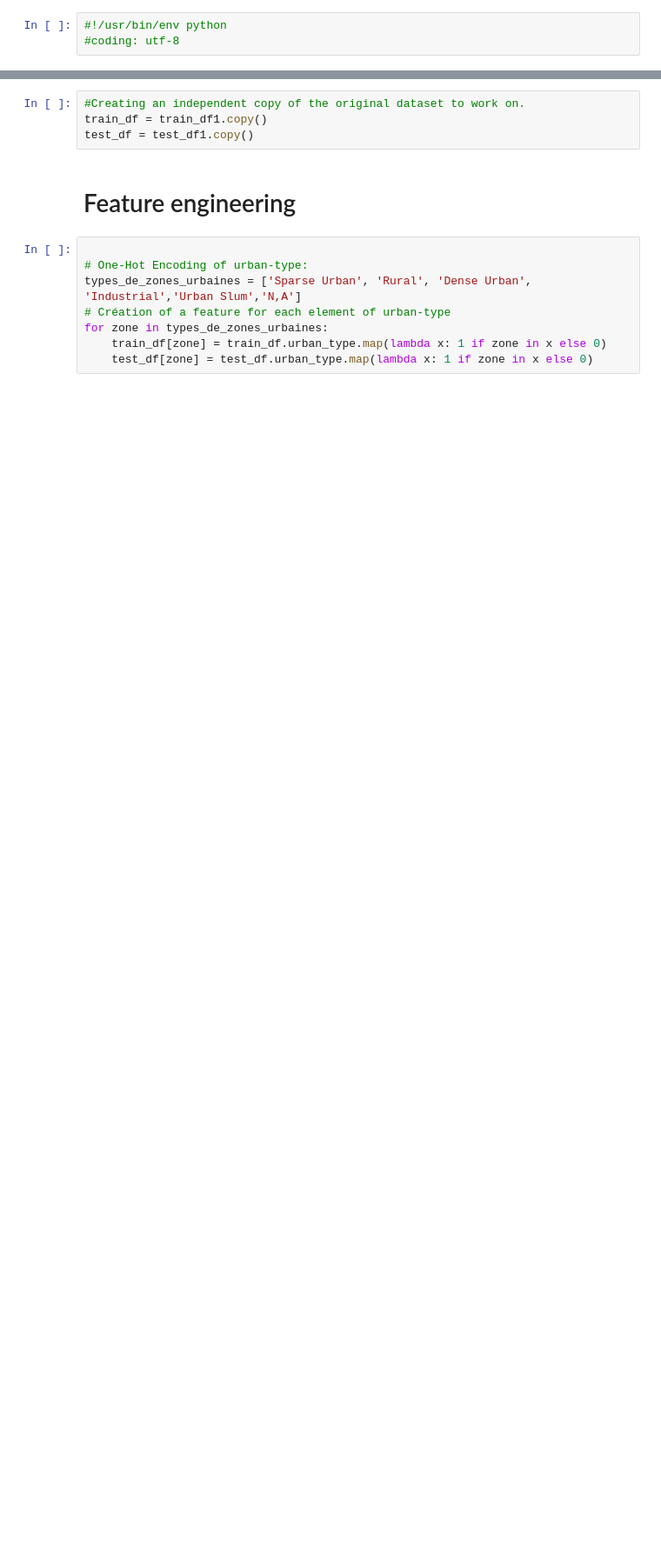
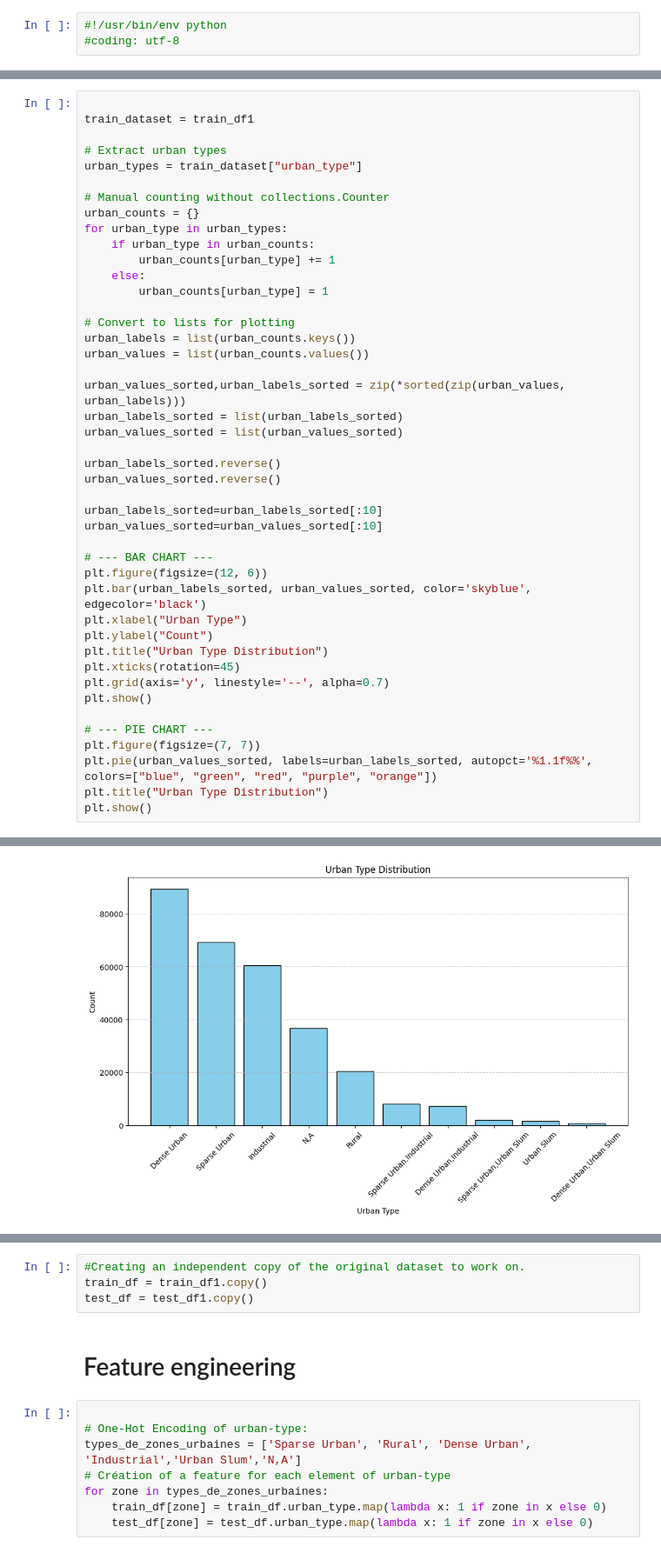
Before and after one commit to samuelmoyal/Construction-Area-Detection, a Jupyter notebook: projet_kaggle_notebook.ipynb, the cells around one changed output, grey strips where cells are left out. Shown: that part at 87% size. Saved outputs shown, nothing was run; the diff lists cells and outputs as text; blank space fills up the shorter version.

```diff
--- a/projet_kaggle_notebook.ipynb
+++ b/projet_kaggle_notebook.ipynb
@@ -32,0 +55,45 @@ test_df1 = gpd.read_file('test.geojson', index_col='index')
+# %%
+
+train_dataset = train_df1
+
+# Extract urban types
+urban_types = train_dataset["urban_type"]
+
+# Manual counting without collections.Counter
+urban_counts = {}
+for urban_type in urban_types:
+    if urban_type in urban_counts:
+        urban_counts[urban_type] += 1
+    else:
+        urban_counts[urban_type] = 1
+
+# Convert to lists for plotting
+urban_labels = list(urban_counts.keys())
+urban_values = list(urban_counts.values())
+
+urban_values_sorted,urban_labels_sorted = zip(*sorted(zip(urban_values, urban_labels)))
+urban_labels_sorted = list(urban_labels_sorted)
+urban_values_sorted = list(urban_values_sorted)
+
+urban_labels_sorted.reverse()
+urban_values_sorted.reverse()
+
+urban_labels_sorted=urban_labels_sorted[:10]
+urban_values_sorted=urban_values_sorted[:10]
+
+# --- BAR CHART ---
+plt.figure(figsize=(12, 6))
+plt.bar(urban_labels_sorted, urban_values_sorted, color='skyblue', edgecolor='black')
+plt.xlabel("Urban Type")
+plt.ylabel("Count")
+plt.title("Urban Type Distribution")
+plt.xticks(rotation=45)
+plt.grid(axis='y', linestyle='--', alpha=0.7)
+plt.show()
+
+# --- PIE CHART ---
+plt.figure(figsize=(7, 7))
+plt.pie(urban_values_sorted, labels=urban_labels_sorted, autopct='%1.1f%%', colors=["blue", "green", "red", "purple", "orange"])
+plt.title("Urban Type Distribution")
+plt.show()
+# %% [output]
@@ -32,0 +102 @@ test_df1 = gpd.read_file('test.geojson', index_col='index')
+[figure, added]
```
Also changed, not shown: parts of 37 cells of this notebook, 1 other file.
